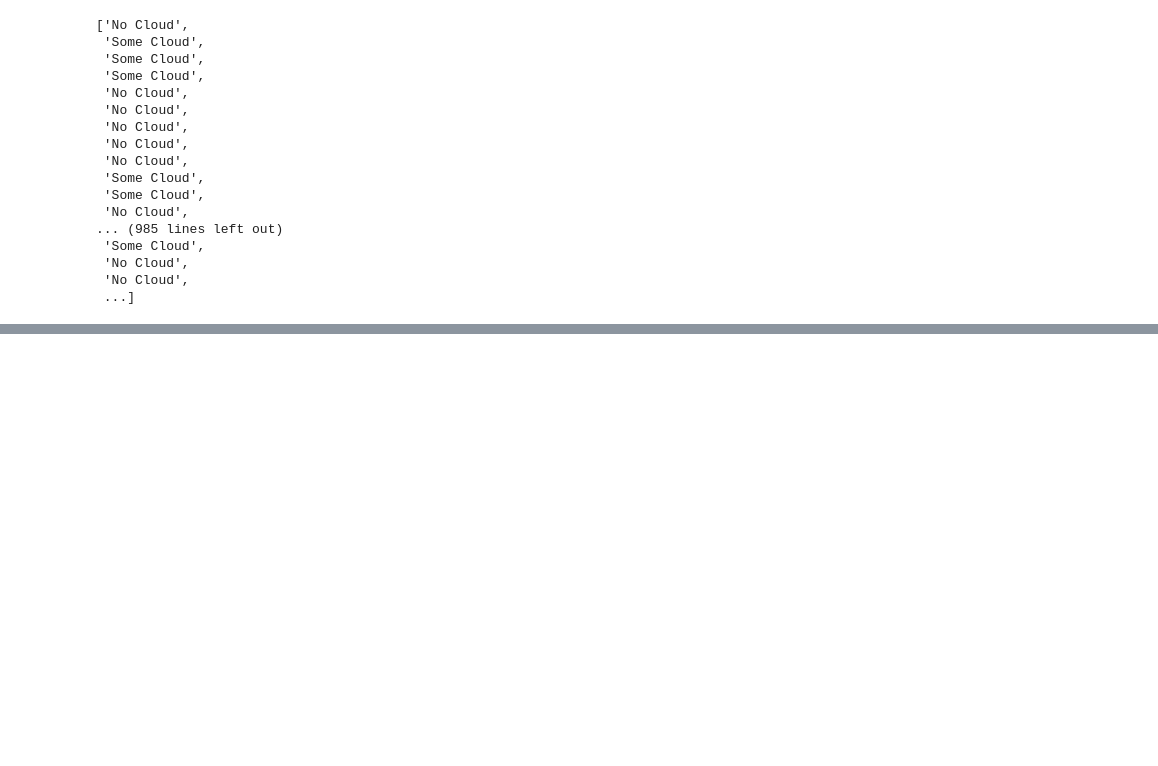
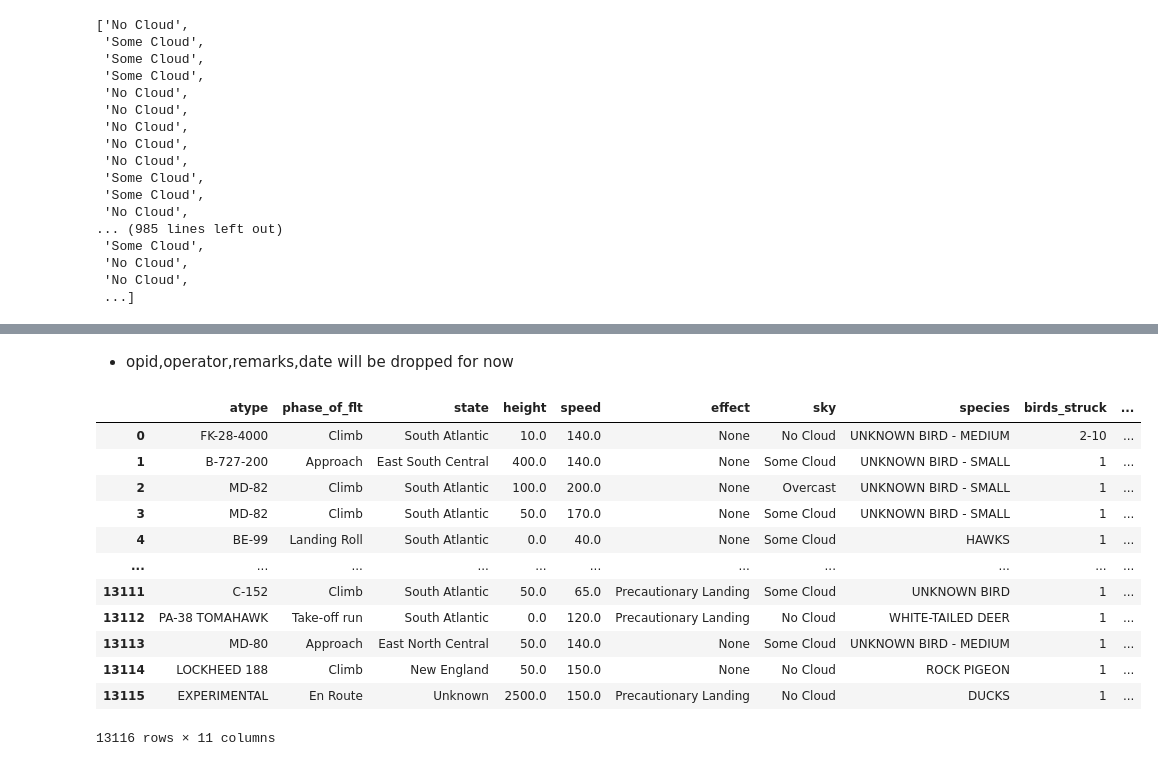
Before and after one commit to 0MADCAT0/ML_Projects, a Jupyter notebook: Bird_Strike_Effects/Bird_Strike_Effects_1.ipynb, the cells around one changed output, grey strips where cells are left out. Saved outputs shown, nothing was run; the diff lists cells and outputs as text; code cells hidden in the pictures; blank space fills up the shorter version.

Commit message:
third phase started

```diff
--- a/Bird_Strike_Effects/Bird_Strike_Effects_1.ipynb
+++ b/Bird_Strike_Effects/Bird_Strike_Effects_1.ipynb
@@ -365,0 +381,20 @@ dtype: int64
+# %% [markdown]
+* opid,operator,remarks,date will be dropped for now
+# %%
+df.drop(["opid","operator","remarks","date"], axis=1, inplace=True)
+
+df
+# %% [output]
+|  | atype | phase_of_flt | state | height | speed | effect | sky | species | birds_struck | ... |
+| 0 | FK-28-4000 | Climb | South Atlantic | 10.0 | 140.0 | None | No Cloud | UNKNOWN BIRD - MEDIUM | 2-10 | ... |
+| 1 | B-727-200 | Approach | East South Central | 400.0 | 140.0 | None | Some Cloud | UNKNOWN BIRD - SMALL | 1 | ... |
+| 2 | MD-82 | Climb | South Atlantic | 100.0 | 200.0 | None | Overcast | UNKNOWN BIRD - SMALL | 1 | ... |
+| 3 | MD-82 | Climb | South Atlantic | 50.0 | 170.0 | None | Some Cloud | UNKNOWN BIRD - SMALL | 1 | ... |
+| 4 | BE-99 | Landing Roll | South Atlantic | 0.0 | 40.0 | None | Some Cloud | HAWKS | 1 | ... |
+| ... | ... | ... | ... | ... | ... | ... | ... | ... | ... | ... |
+| 13111 | C-152 | Climb | South Atlantic | 50.0 | 65.0 | Precautionary Landing | Some Cloud | UNKNOWN BIRD | 1 | ... |
+| 13112 | PA-38 TOMAHAWK | Take-off run | South Atlantic | 0.0 | 120.0 | Precautionary Landing | No Cloud | WHITE-TAILED DEER | 1 | ... |
+| 13113 | MD-80 | Approach | East North Central | 50.0 | 140.0 | None | Some Cloud | UNKNOWN BIRD - MEDIUM | 1 | ... |
+| 13114 | LOCKHEED 188 | Climb | New England | 50.0 | 150.0 | None | No Cloud | ROCK PIGEON | 1 | ... |
+| 13115 | EXPERIMENTAL | En Route | Unknown | 2500.0 | 150.0 | Precautionary Landing | No Cloud | DUCKS | 1 | ... |
+13116 rows × 11 columns
```
Also changed, not shown: parts of 13 cells of this notebook, 2 other files.
